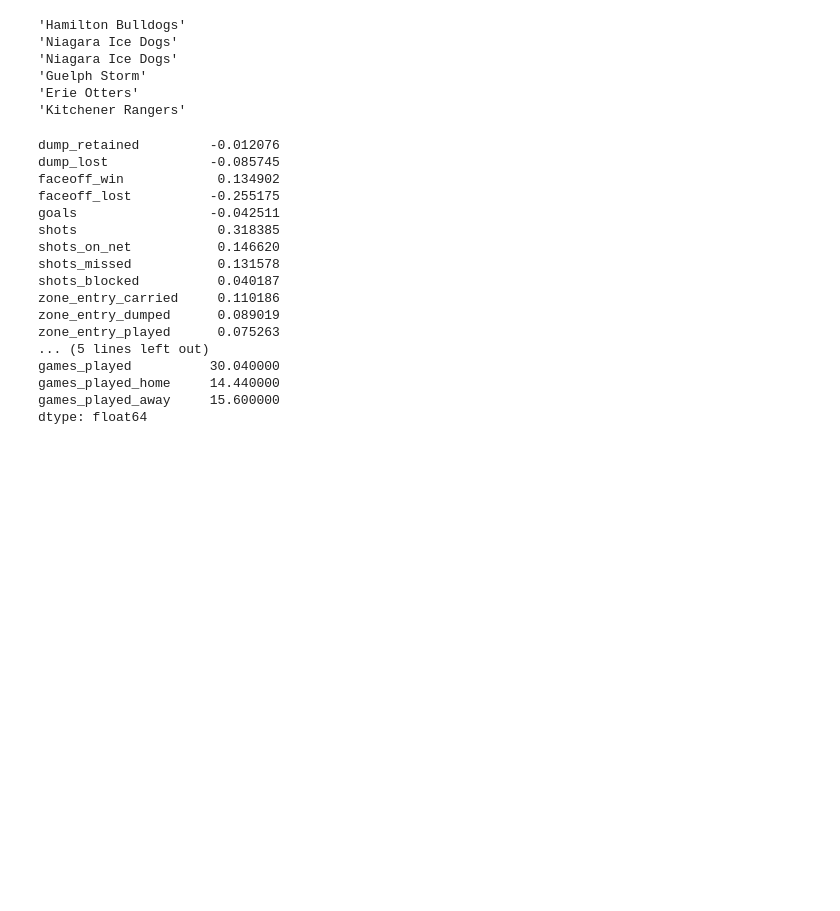
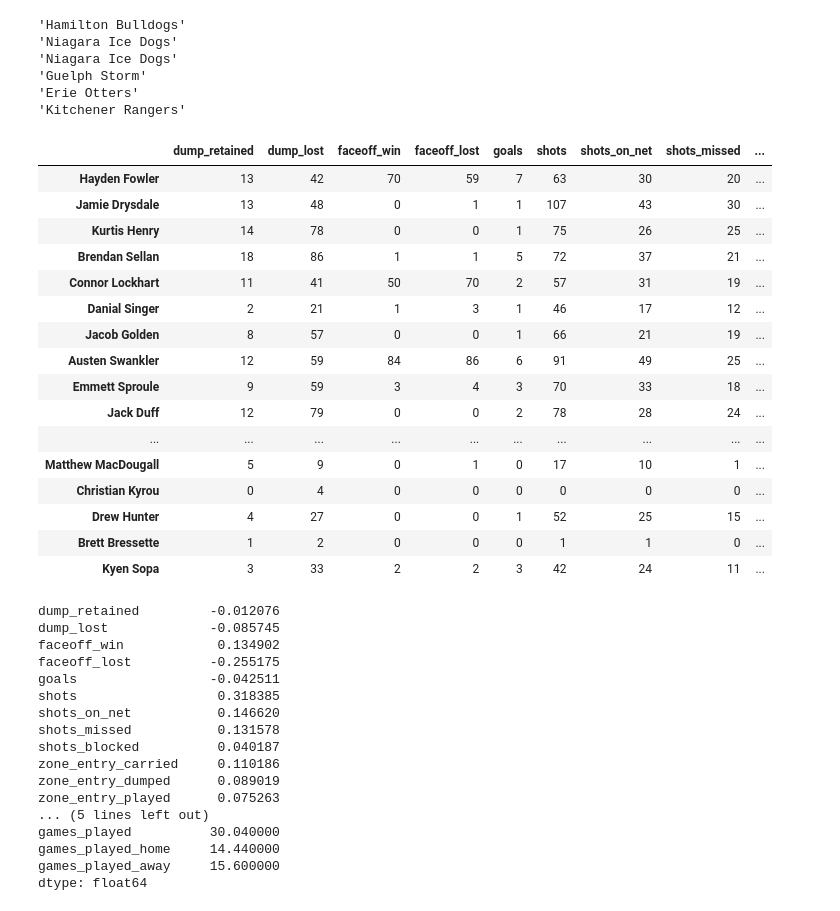
Before and after one commit to shawd420/Big-Data-Cup-2021, a Jupyter notebook: notebook/travel_effect_on_performance.ipynb, the cells around one changed output. Cells and saved outputs as stored; diff of their text form; code cells hidden in the pictures; blank space fills up the shorter version.

```diff
--- a/notebook/travel_effect_on_performance.ipynb
+++ b/notebook/travel_effect_on_performance.ipynb
@@ -259,6 +257,26 @@ df_diff['games_played_home'] = df_home['games_played']
 df_diff['games_played_away'] = df_away['games_played']
 # display(df_home)
 # display(df_away)
+# %%
+df_home
+# %% [output]
+|  | dump_retained | dump_lost | faceoff_win | faceoff_lost | goals | shots | shots_on_net | shots_missed | ... |
+| Hayden Fowler | 13 | 42 | 70 | 59 | 7 | 63 | 30 | 20 | ... |
+| Jamie Drysdale | 13 | 48 | 0 | 1 | 1 | 107 | 43 | 30 | ... |
+| Kurtis Henry | 14 | 78 | 0 | 0 | 1 | 75 | 26 | 25 | ... |
+| Brendan Sellan | 18 | 86 | 1 | 1 | 5 | 72 | 37 | 21 | ... |
+| Connor Lockhart | 11 | 41 | 50 | 70 | 2 | 57 | 31 | 19 | ... |
+| Danial Singer | 2 | 21 | 1 | 3 | 1 | 46 | 17 | 12 | ... |
+| Jacob Golden | 8 | 57 | 0 | 0 | 1 | 66 | 21 | 19 | ... |
+| Austen Swankler | 12 | 59 | 84 | 86 | 6 | 91 | 49 | 25 | ... |
+| Emmett Sproule | 9 | 59 | 3 | 4 | 3 | 70 | 33 | 18 | ... |
+| Jack Duff | 12 | 79 | 0 | 0 | 2 | 78 | 28 | 24 | ... |
+| ... | ... | ... | ... | ... | ... | ... | ... | ... | ... |
+| Matthew MacDougall | 5 | 9 | 0 | 1 | 0 | 17 | 10 | 1 | ... |
+| Christian Kyrou | 0 | 4 | 0 | 0 | 0 | 0 | 0 | 0 | ... |
+| Drew Hunter | 4 | 27 | 0 | 0 | 1 | 52 | 25 | 15 | ... |
+| Brett Bressette | 1 | 2 | 0 | 0 | 0 | 1 | 1 | 0 | ... |
+| Kyen Sopa | 3 | 33 | 2 | 2 | 3 | 42 | 24 | 11 | ... |
 # %%
 df_diff[df_diff['games_played'] >= 8].mean(axis=0)
 # %% [output]
```
Also changed, not shown: parts of 1 cell of this notebook, 7 other files.
